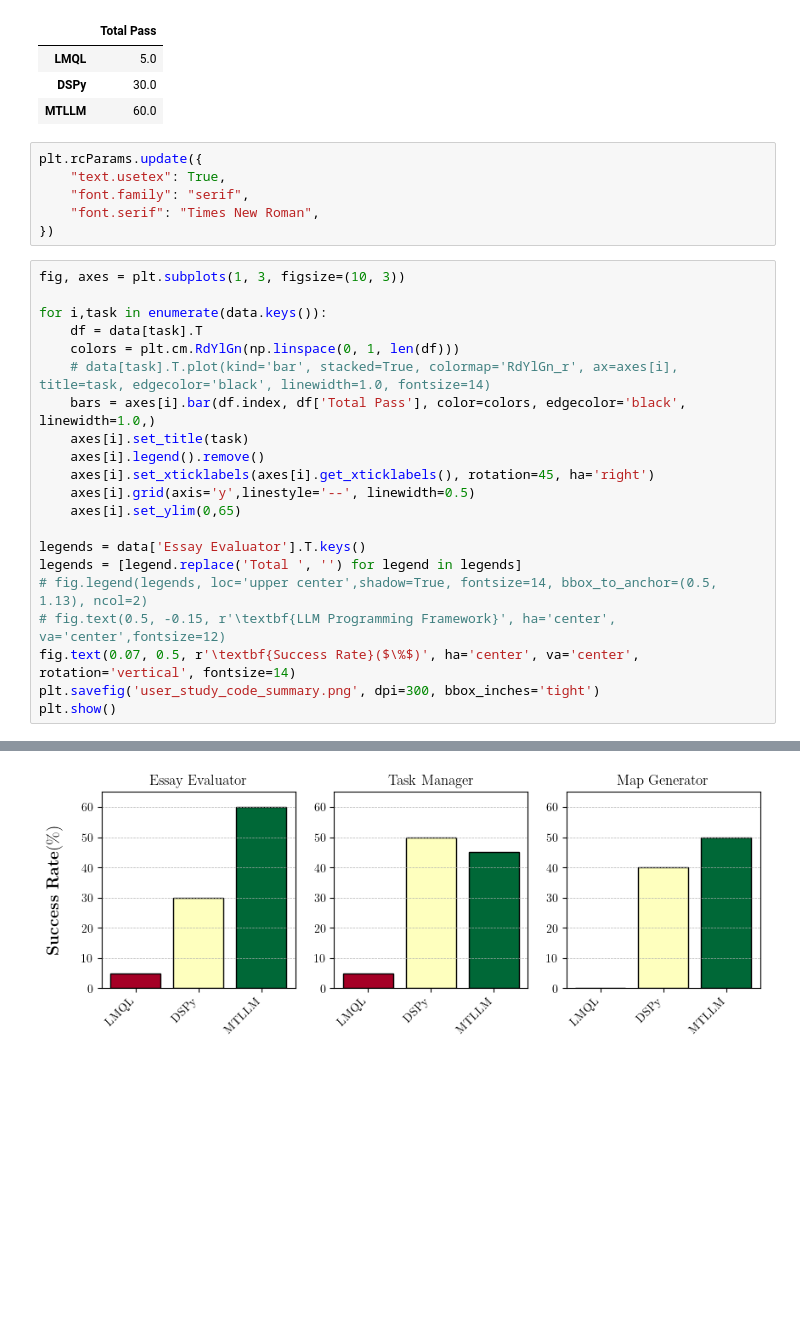
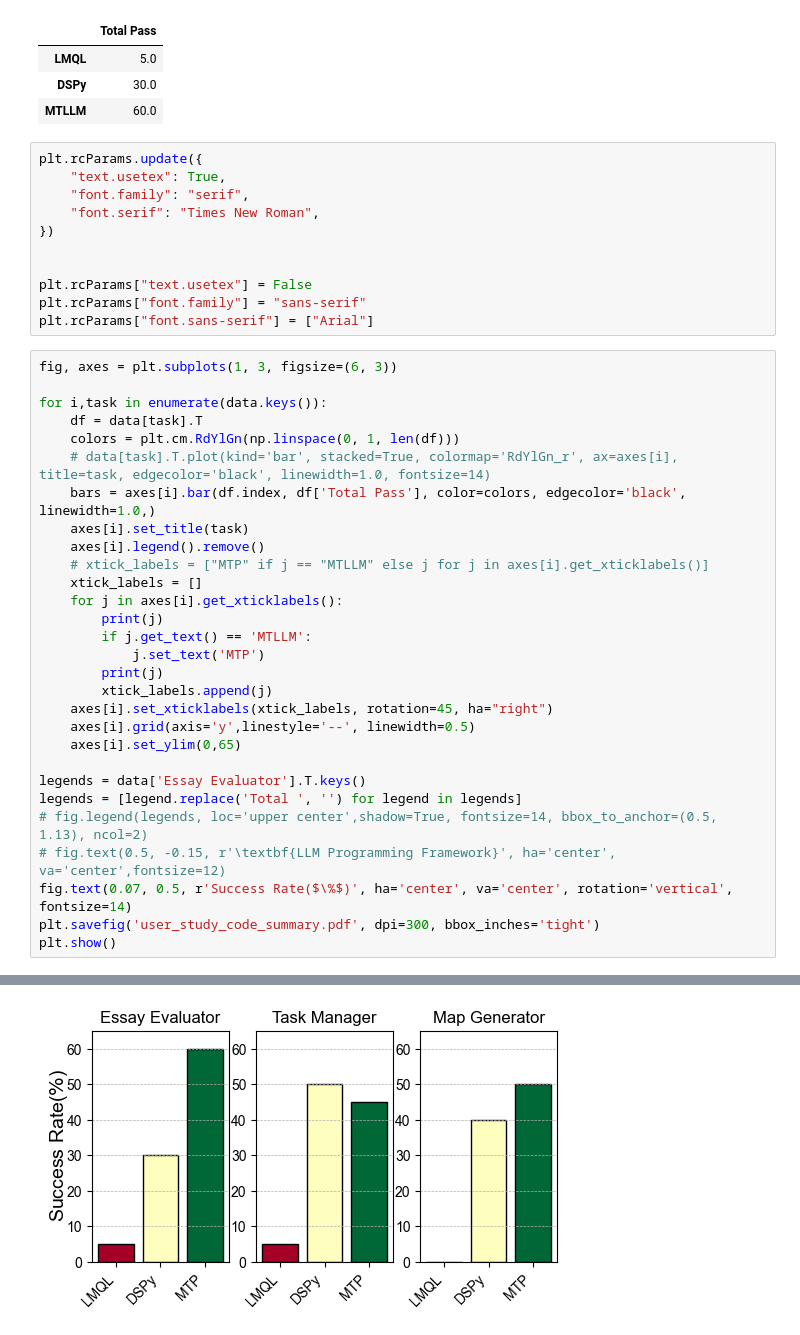
Before and after one commit to Jaseci-Labs/mtllm-evaluation, a Jupyter notebook: usabiity study/submitted code/code_analysis.ipynb, the cells around one changed output, grey strips where cells are left out. Cells and saved outputs as stored; diff of their text form; blank space fills up the shorter version.

```diff
--- a/usabiity study/submitted code/code_analysis.ipynb
+++ b/usabiity study/submitted code/code_analysis.ipynb
@@ -48,8 +48,13 @@ plt.rcParams.update({
     "font.family": "serif",
     "font.serif": "Times New Roman",
 })
+
+
+plt.rcParams["text.usetex"] = False
+plt.rcParams["font.family"] = "sans-serif"
+plt.rcParams["font.sans-serif"] = ["Arial"]
 # %%
-fig, axes = plt.subplots(1, 3, figsize=(10, 3))
+fig, axes = plt.subplots(1, 3, figsize=(6, 3))
 
 for i,task in enumerate(data.keys()):
     df = data[task].T
@@ -58,7 +63,15 @@ for i,task in enumerate(data.keys()):
     bars = axes[i].bar(df.index, df['Total Pass'], color=colors, edgecolor='black', linewidth=1.0,)
     axes[i].set_title(task)
     axes[i].legend().remove()
-    axes[i].set_xticklabels(axes[i].get_xticklabels(), rotation=45, ha='right')
+    # xtick_labels = ["MTP" if j == "MTLLM" else j for j in axes[i].get_xticklabels()]
+    xtick_labels = []
+    for j in axes[i].get_xticklabels():
+        print(j)
+        if j.get_text() == 'MTLLM':
+            j.set_text('MTP')
+        print(j)
+        xtick_labels.append(j)
+    axes[i].set_xticklabels(xtick_labels, rotation=45, ha="right")
     axes[i].grid(axis='y',linestyle='--', linewidth=0.5)
     axes[i].set_ylim(0,65)
 
@@ -66,7 +79,7 @@ legends = data['Essay Evaluator'].T.keys()
 legends = [legend.replace('Total ', '') for legend in legends]
 # fig.legend(legends, loc='upper center',shadow=True, fontsize=14, bbox_to_anchor=(0.5, 1.13), ncol=2)
 # fig.text(0.5, -0.15, r'\textbf{LLM Programming Framework}', ha='center', va='center',fontsize=12)
-fig.text(0.07, 0.5, r'\textbf{Success Rate}($\%$)', ha='center', va='center', rotation='vertical', fontsize=14)
-plt.savefig('user_study_code_summary.png', dpi=300, bbox_inches='tight')
+fig.text(0.07, 0.5, r'Success Rate($\%$)', ha='center', va='center', rotation='vertical', fontsize=14)
+plt.savefig('user_study_code_summary.pdf', dpi=300, bbox_inches='tight')
 plt.show()
 # %% [output]
@@ -73 +107 @@ plt.show()
-[figure, old version]
+[figure, new version]
```
Also changed, not shown: parts of 1 cell of this notebook, 7 other files.
